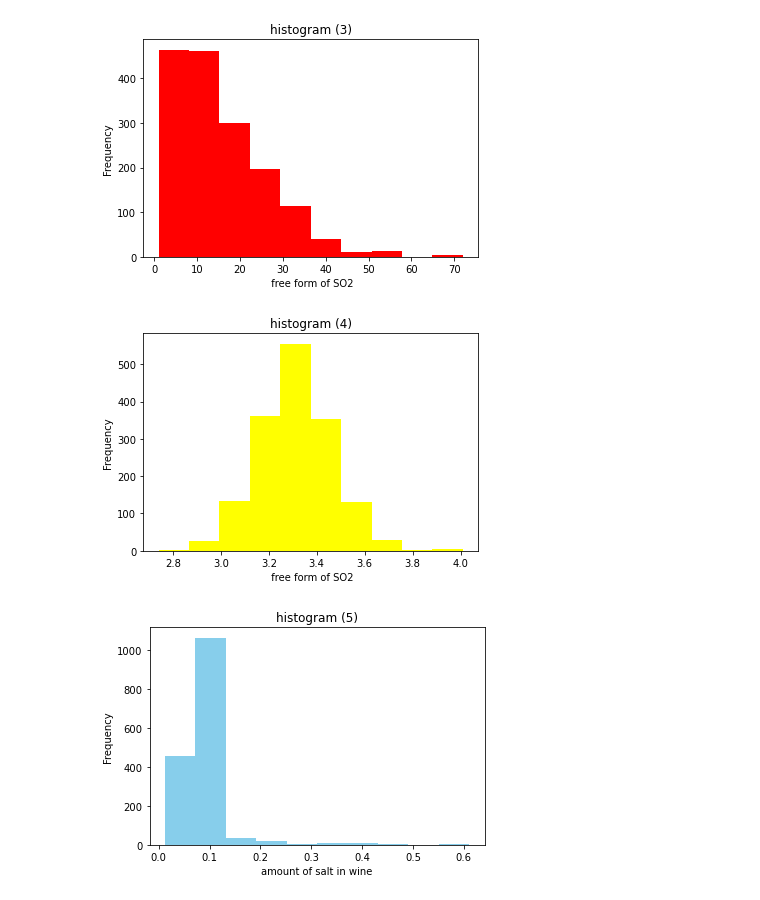
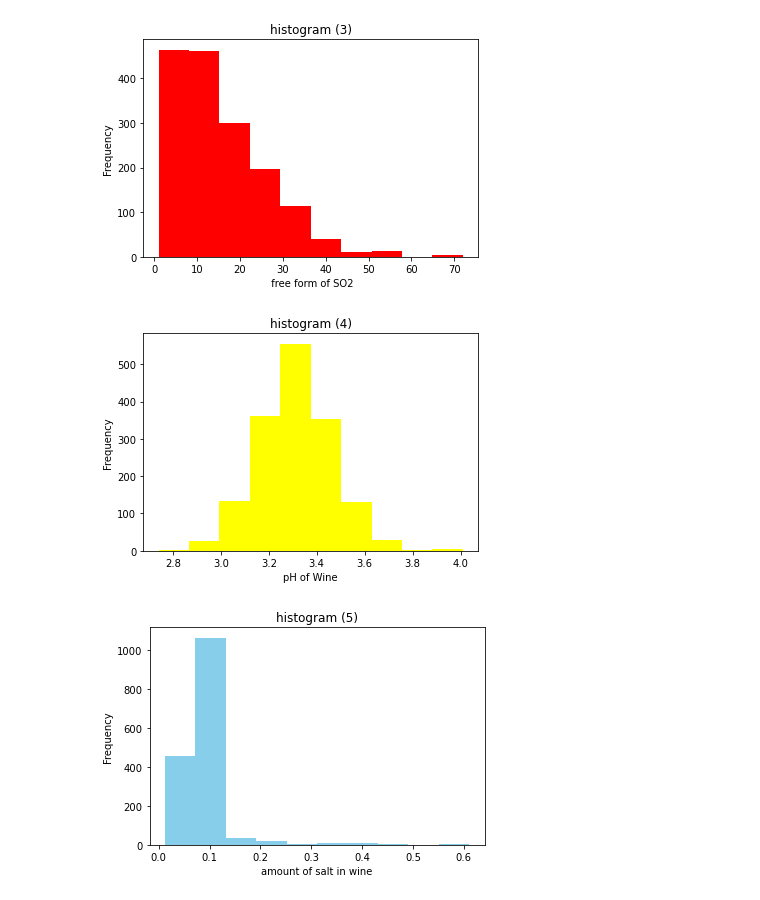
Before and after one commit to anschy/Red-Vine-Quality-prediction-using-KNN, a Jupyter notebook: red-vine-quality-prediction-using-knn.ipynb, the cells around one changed output. Cells and saved outputs as stored; diff of their text form; code cells hidden in the pictures.

```diff
--- a/red-vine-quality-prediction-using-knn.ipynb
+++ b/red-vine-quality-prediction-using-knn.ipynb
@@ -163,15 +163,15 @@ plt.show()
 # %%
 ph = dataset['pH']
 bins = 10
 
 
 plt.hist(ph,bins,color = "yellow")
 plt.title("histogram (4)")
-plt.xlabel(" free form of SO2")
+plt.xlabel("pH of Wine")
 plt.ylabel("Frequency")
 plt.show()
 # %% [output]
-[figure, old version]
+[figure, new version]
 # %%
 cl = dataset['chlorides']
 bins = 10
```
Also changed, not shown: parts of 4 cells of this notebook.
